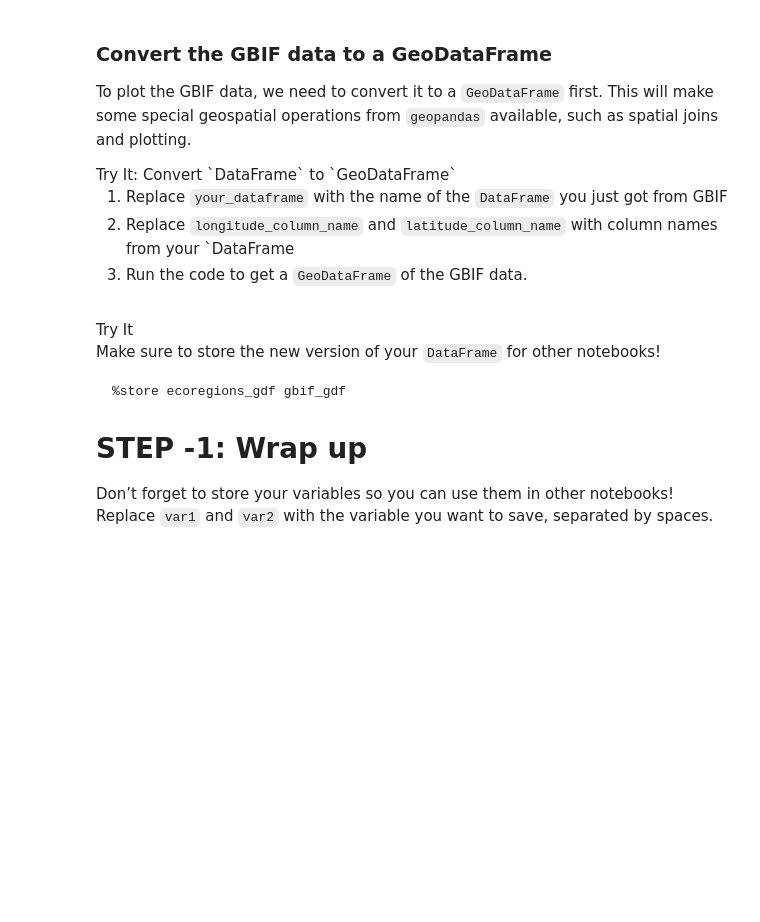
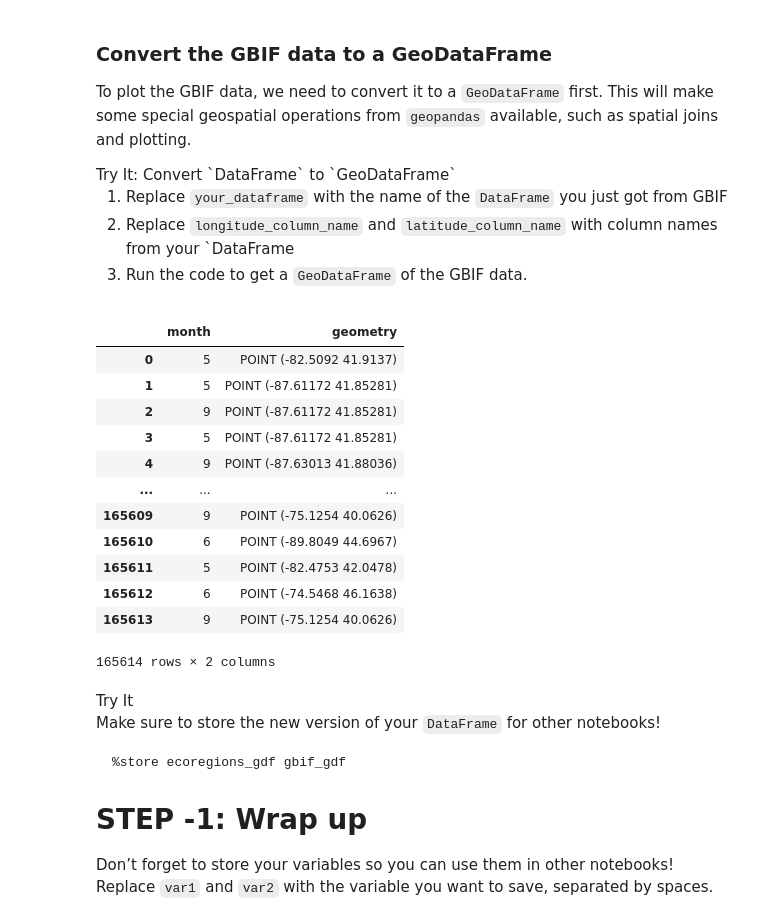
Before and after one commit to earthlab-education/02-migration-rainihelmstadter, a Jupyter notebook: notebooks/migration-31-wrangle.ipynb, the cells around one changed output. Cells and saved outputs as stored; diff of their text form; code cells hidden in the pictures; blank space fills up the shorter version.

```diff
--- a/notebooks/migration-31-wrangle.ipynb
+++ b/notebooks/migration-31-wrangle.ipynb
@@ -188,23 +192,22 @@ gbif_url = 'https://figshare.com/ndownloader/files/58363291'
 # Set GBIF directory and path
 gbif_dir = os.path.join(data_dir, 'gbif_downloads')
 os.makedirs(gbif_dir, exist_ok=True)
-gbif_path = os.path.join(gbif_dir, 'gbif_df.csv')
+gbif_path = os.path.join(gbif_dir, 'gbif_veery_df.csv')
 
 # Check for GBIF download, and download if needed
 if os.path.exists(gbif_path):
-    gbif_df = pd.read_csv(gbif_path)
+    gbif_v_df = pd.read_csv(gbif_path)
 else:
     # Download the file
-    gbif_df = pd.read_csv(
-    gbif_path,
+    gbif_v_df = pd.read_csv(
+    gbif_url,
     delimiter='\t',
     index_col='gbifID',
-    usecols=[]
-    )
-    # Save the file for future use
-    gbif_df.to_csv(gbif_path, index=False)
+
+    # I've downloaded the entire dataset, and then decided that these are the necessary columns to download.
+    # If you'd like to take a look at the whole dataset, comment the usecols line out
+    usecols=['gbifID', 'decimalLatitude', 'decimalLongitude', 'month']
+)
 
 # Check the download
-gbif_df.head()
-
-# gbif_path = project.project_dir / gbif_filename
+gbif_v_df.head()
@@ -249,15 +257,29 @@ data.</li>
 # %%
 gbif_gdf = (
     gpd.GeoDataFrame(
-        your_dataframe,
+        gbif_v_df,
         geometry=gpd.points_from_xy(
-            your_dataframe.longitude_column_name,
-            your_dataframe.latitude_column_name),
+            gbif_v_df.decimalLongitude,
+            gbif_v_df.decimalLatitude),
         crs="EPSG:4326")
     # Select the desired columns
-    [[]]
+    [['month', 'geometry']]
 )
 gbif_gdf
+# %% [output]
+|  | month | geometry |
+| 0 | 5 | POINT (-82.5092 41.9137) |
+| 1 | 5 | POINT (-87.61172 41.85281) |
+| 2 | 9 | POINT (-87.61172 41.85281) |
+| 3 | 5 | POINT (-87.61172 41.85281) |
+| 4 | 9 | POINT (-87.63013 41.88036) |
+| ... | ... | ... |
+| 165609 | 9 | POINT (-75.1254 40.0626) |
+| 165610 | 6 | POINT (-89.8049 44.6967) |
+| 165611 | 5 | POINT (-82.4753 42.0478) |
+| 165612 | 6 | POINT (-74.5468 46.1638) |
+| 165613 | 9 | POINT (-75.1254 40.0626) |
+165614 rows × 2 columns
 # %% [markdown]
 <link rel="stylesheet" type="text/css" href="./assets/styles.css"><div class="callout callout-style-default callout-titled callout-task"><div class="callout-header"><div class="callout-icon-container"><i class="callout-icon"></i></div><div class="callout-title-container flex-fill">Try It</div></div><div class="callout-body-container callout-body"><p>Make sure to store the new version of your <code>DataFrame</code> for
 other notebooks!</p>
```
Also changed, not shown: parts of 11 cells of this notebook.
